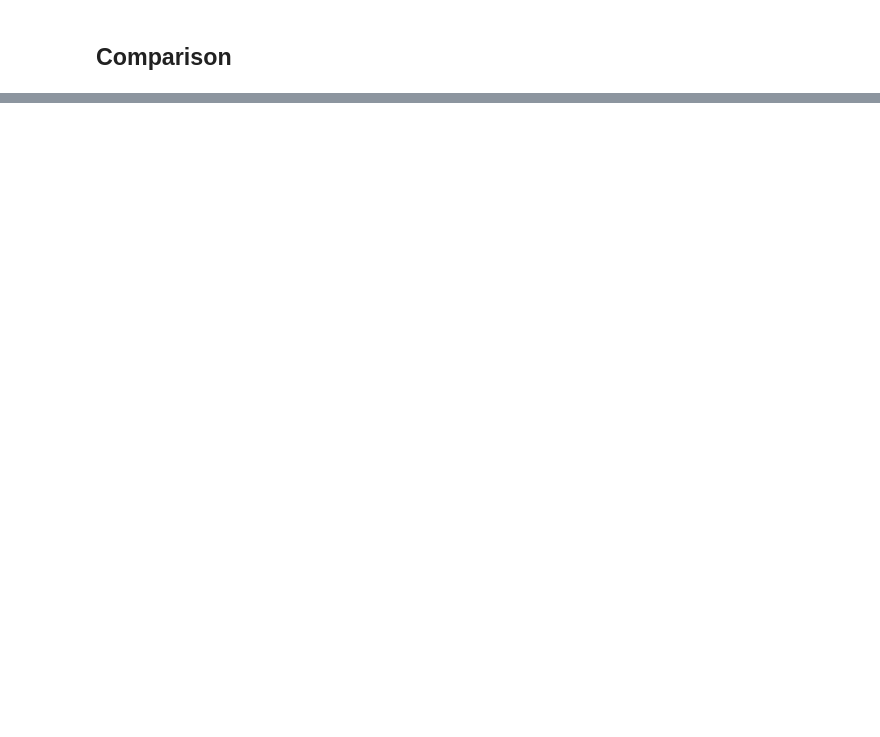
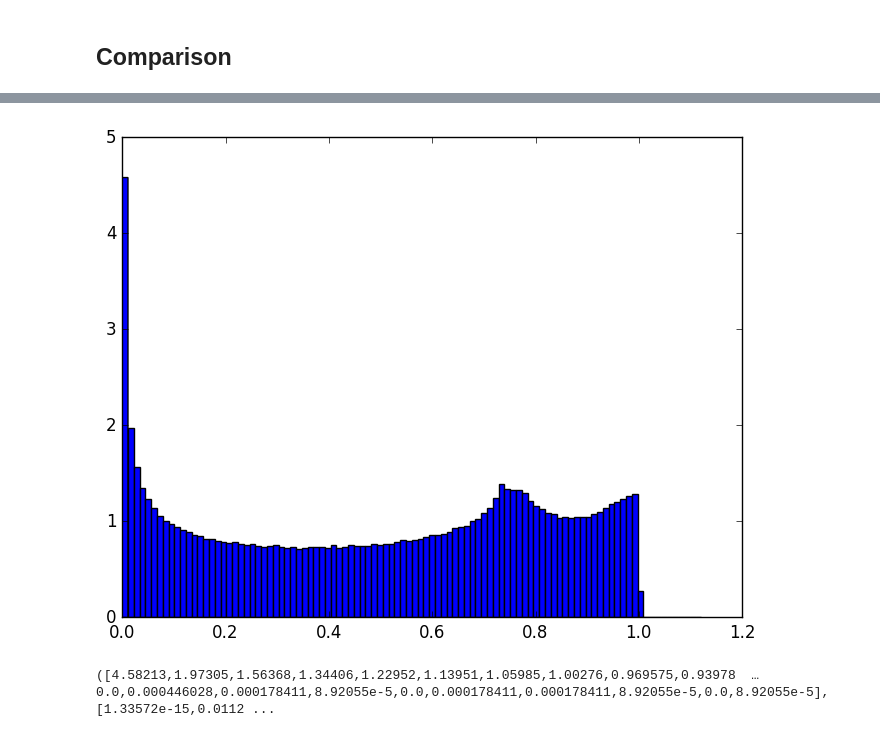
Before and after one commit to dapias/WorkDistribution, a Jupyter notebook: notebooks/WorkDistributionsCanonicalEnsemble.ipynb, the cells around one changed output, grey strips where cells are left out. Drawn from its saved outputs; the diff is of its cells as text; code cells hidden in the pictures; blank space fills up the shorter version.

```diff
--- a/notebooks/WorkDistributionsCanonicalEnsemble.ipynb
+++ b/notebooks/WorkDistributionsCanonicalEnsemble.ipynb
@@ -217,0 +225,5 @@ plt[:hist](w_HH,bins = 30, normed = true, histtype="step", color = "red")
+# %%
+plt[:hist](exp(-b*w_HH), bins = 100, normed = true)
+# %% [output]
+[figure, added]
+([4.58213,1.97305,1.56368,1.34406,1.22952,1.13951,1.05985,1.00276,0.969575,0.93978  …  0.0,0.000446028,0.000178411,8.92055e-5,0.0,0.000178411,0.000178411,8.92055e-5,0.0,8.92055e-5],[1.33572e-15,0.0112 ...
```
Also changed, not shown: parts of 20 cells of this notebook.
